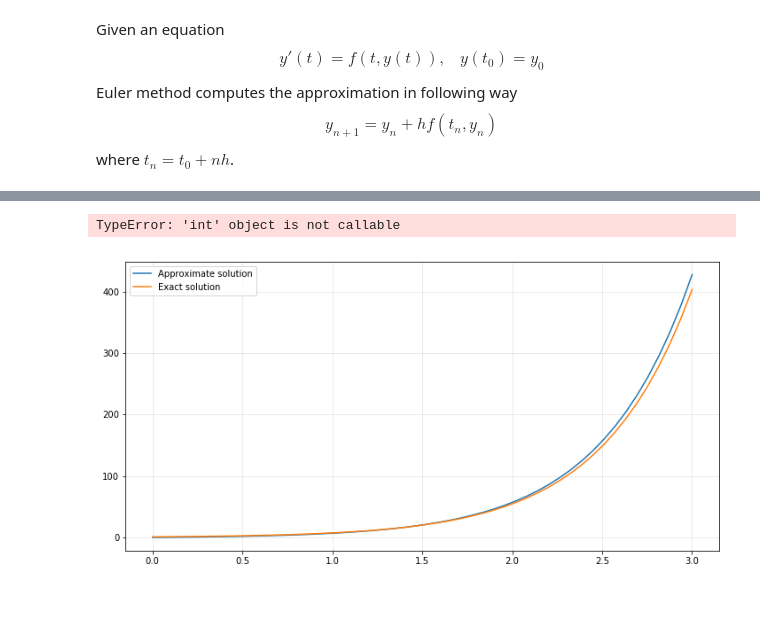
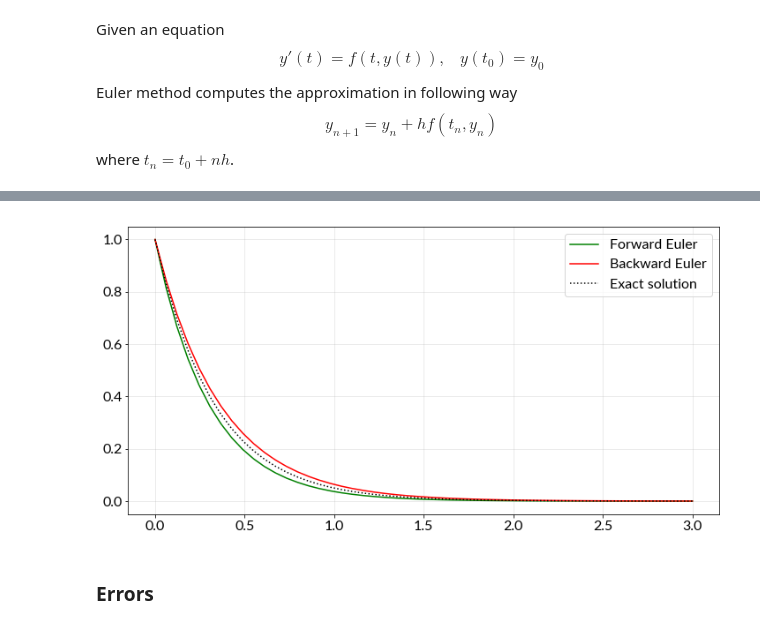
Before and after one commit to Nummulit/numerical-differential-eq, a Jupyter notebook: finite_differences_first_try.ipynb, the cells around one changed output, grey strips where cells are left out. Cells and saved outputs as stored; diff of their text form; code cells hidden in the pictures; blank space fills up the shorter version.

Commit message:
Implementation of forward and backward Euler method.

```diff
--- a/finite_differences_first_try.ipynb
+++ b/finite_differences_first_try.ipynb
@@ -174,0 +148,2 @@ y = lambda x: np.sin(x)
+# %%
+x = np.linspace(0, 3, num=50)
@@ -175,2 +172,15 @@ y = lambda x: np.sin(x)
+# %%
+def backward_euler(func, domain, y0):
+    values = [y0]
+    for h, point in zip(np.diff(domain), domain):
+        y_n = scipy.optimize.fsolve(lambda z: z - values[-1] - h * func(point, z), 0.5)
+        values.append(y_n)
+    return values
+# %%
+def func(x, y=None):
+    if callable(y):
+        return -3 * y(x)
+    else:
+        return -3 * y
 # %%
-x = np.linspace(0, 2 * np.pi)
+x = np.linspace(0, 3)
@@ -183,12 +187,11 @@ plt.show()
-# %%
-solution = forward_euler(func, x, 0)
-# %% [output]
-TypeError: 'int' object is not callable
 # %%
-plt.plot(x, solution, label="Approximate solution")
-plt.plot(x, np.exp(2* x), label="Exact solution")
+plt.plot(x, forward_euler(func, x, 1), color='g', label='Forward Euler')
+plt.plot(x, backward_euler(func, x, 1), color='r', label='Backward Euler')
+plt.plot(x, np.exp(-3 * x), color='k', linestyle=':', label='Exact solution')
 plt.grid(alpha=0.3)
 plt.legend()
 plt.show()
 # %% [output]
-[figure, old version]
+[figure, new version]
+# %% [markdown]
+### Errors
```
Also changed, not shown: parts of 31 cells of this notebook.
